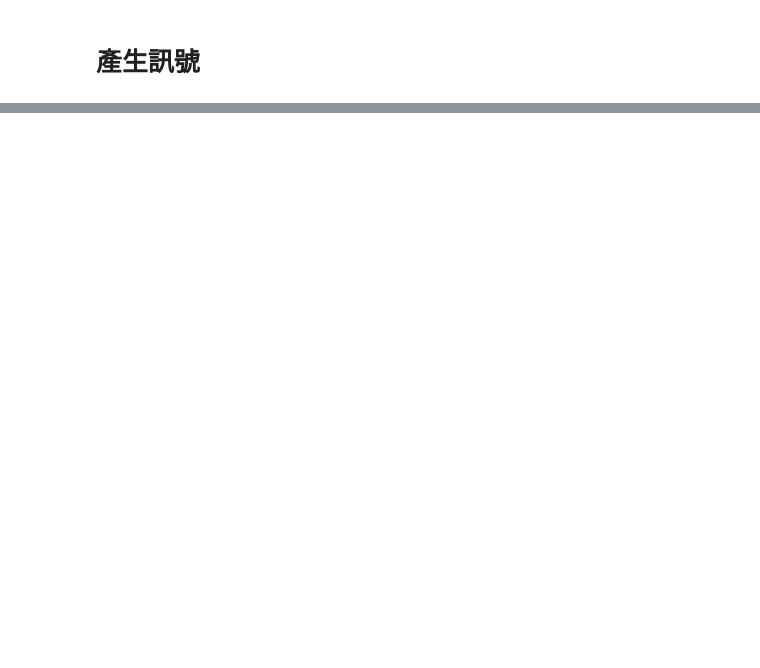
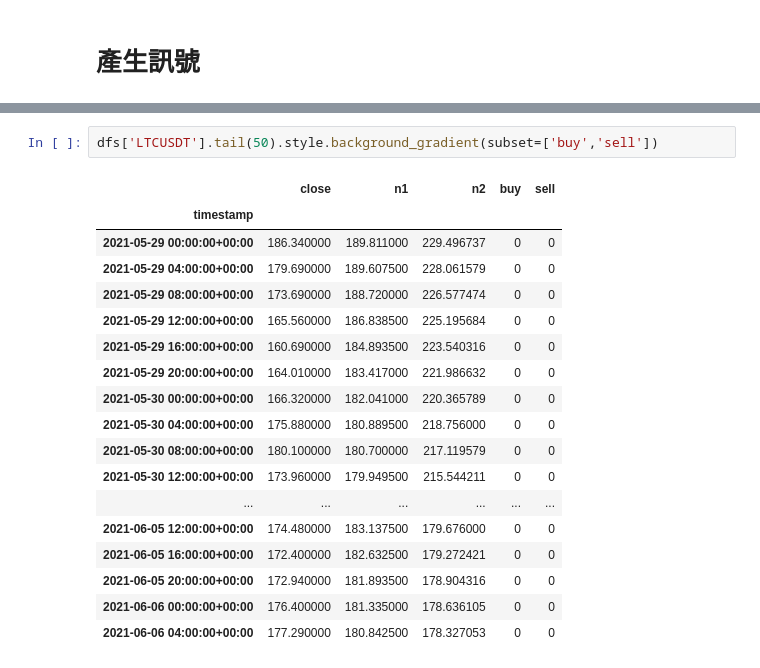
Before and after one commit to skywalker0803r/crypto, a Jupyter notebook: 一鍵產生虛擬貨幣買賣訊號(SMA策略).ipynb, the cells around one changed output, grey strips where cells are left out. Cells and saved outputs as stored; diff of their text form; blank space fills up the shorter version.

```diff
--- a/一鍵產生虛擬貨幣買賣訊號(SMA策略).ipynb
+++ b/一鍵產生虛擬貨幣買賣訊號(SMA策略).ipynb
@@ -49,0 +96,21 @@ All caught up..!
+# %%
+dfs['LTCUSDT'].tail(50).style.background_gradient(subset=['buy','sell'])
+# %% [output]
+|  | close | n1 | n2 | buy | sell |
+| timestamp |  |  |  |  |  |
+| 2021-05-29 00:00:00+00:00 | 186.340000 | 189.811000 | 229.496737 | 0 | 0 |
+| 2021-05-29 04:00:00+00:00 | 179.690000 | 189.607500 | 228.061579 | 0 | 0 |
+| 2021-05-29 08:00:00+00:00 | 173.690000 | 188.720000 | 226.577474 | 0 | 0 |
+| 2021-05-29 12:00:00+00:00 | 165.560000 | 186.838500 | 225.195684 | 0 | 0 |
+| 2021-05-29 16:00:00+00:00 | 160.690000 | 184.893500 | 223.540316 | 0 | 0 |
+| 2021-05-29 20:00:00+00:00 | 164.010000 | 183.417000 | 221.986632 | 0 | 0 |
+| 2021-05-30 00:00:00+00:00 | 166.320000 | 182.041000 | 220.365789 | 0 | 0 |
+| 2021-05-30 04:00:00+00:00 | 175.880000 | 180.889500 | 218.756000 | 0 | 0 |
+| 2021-05-30 08:00:00+00:00 | 180.100000 | 180.700000 | 217.119579 | 0 | 0 |
+| 2021-05-30 12:00:00+00:00 | 173.960000 | 179.949500 | 215.544211 | 0 | 0 |
+| ... | ... | ... | ... | ... | ... |
+| 2021-06-05 12:00:00+00:00 | 174.480000 | 183.137500 | 179.676000 | 0 | 0 |
+| 2021-06-05 16:00:00+00:00 | 172.400000 | 182.632500 | 179.272421 | 0 | 0 |
+| 2021-06-05 20:00:00+00:00 | 172.940000 | 181.893500 | 178.904316 | 0 | 0 |
+| 2021-06-06 00:00:00+00:00 | 176.400000 | 181.335000 | 178.636105 | 0 | 0 |
+| 2021-06-06 04:00:00+00:00 | 177.290000 | 180.842500 | 178.327053 | 0 | 0 |
```
Also changed, not shown: parts of 4 cells of this notebook.
